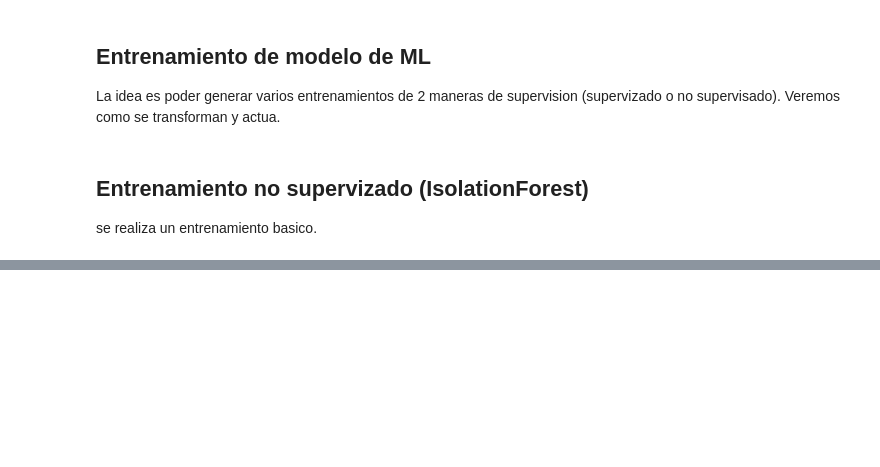
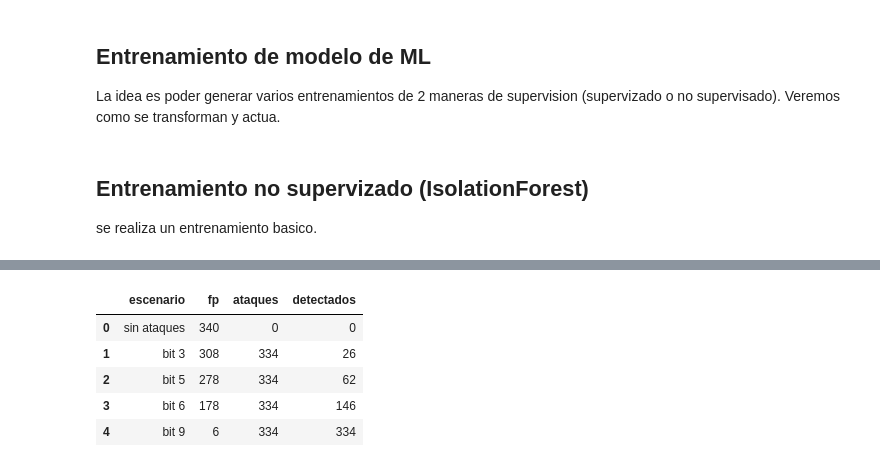
Before and after one commit to JoseLili/lorawan11-rama-detection, a Jupyter notebook: notebooks/06_deteccion.ipynb, the cells around one changed output, grey strips where cells are left out. Drawn from its saved outputs; the diff is of its cells as text; code cells hidden in the pictures; blank space fills up the shorter version.

```diff
--- a/notebooks/06_deteccion.ipynb
+++ b/notebooks/06_deteccion.ipynb
@@ -56,0 +341,28 @@ pd.DataFrame(res)
+# %%
+res = []
+
+# Sin ataques (ya lo tienes)
+res.append({'escenario': 'sin ataques', 'fp': int(pred_iso.sum()),
+            'ataques': 0, 'detectados': 0})
+
+# Con ataques, por bit
+for bit in [3, 5, 6, 9]:
+    df = cargar(bit)
+    X, y = features(df), df.atacado.values
+    p = (IsolationForest(contamination=0.05, random_state=42)
+         .fit_predict(X) == -1).astype(int)
+    res.append({
+        'escenario': f'bit {bit}',
+        'fp': int(((p == 1) & (y == 0)).sum()),
+        'ataques': int(y.sum()),
+        'detectados': int(((p == 1) & (y == 1)).sum()),
+    })
+
+pd.DataFrame(res)
+# %% [output]
+|  | escenario | fp | ataques | detectados |
+| 0 | sin ataques | 340 | 0 | 0 |
+| 1 | bit 3 | 308 | 334 | 26 |
+| 2 | bit 5 | 278 | 334 | 62 |
+| 3 | bit 6 | 178 | 334 | 146 |
+| 4 | bit 9 | 6 | 334 | 334 |
```
Also changed, not shown: parts of 8 cells of this notebook, 1 other file.
